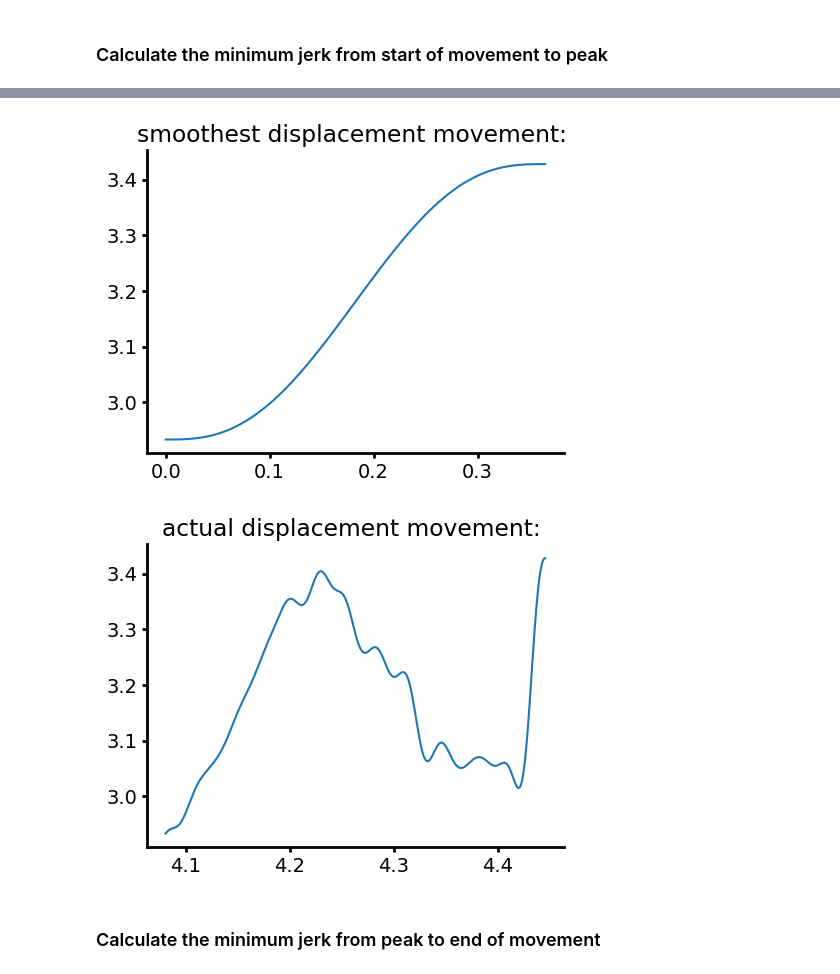
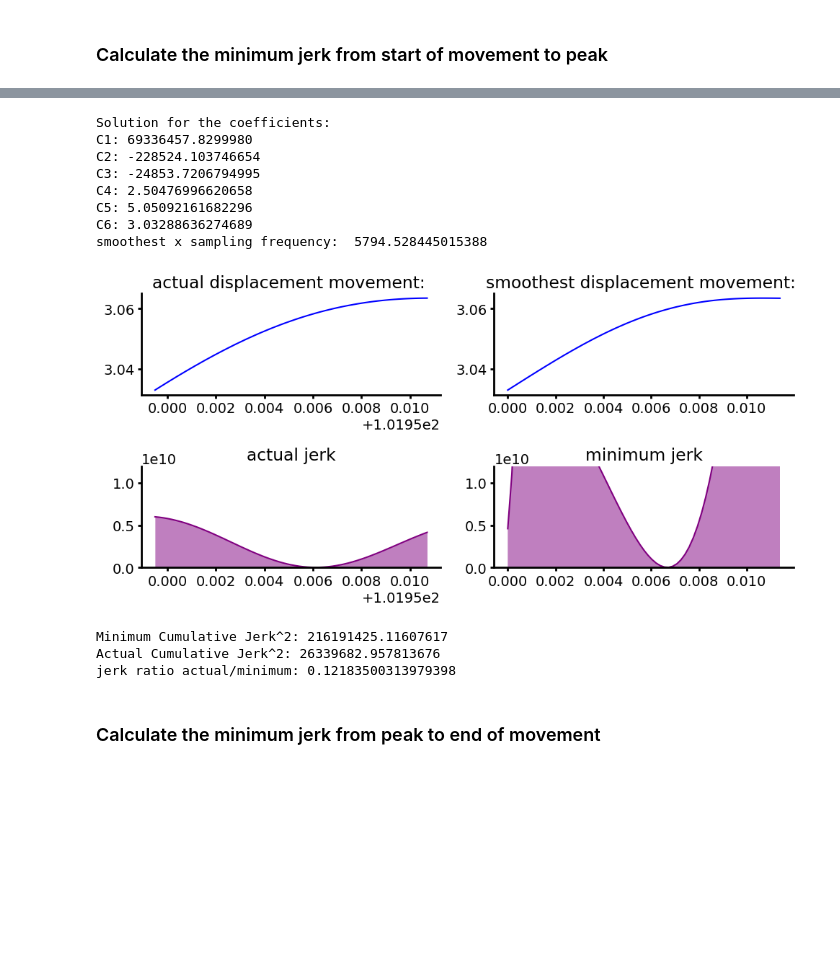
Before and after one commit to paulazoo/behavior, a Jupyter notebook: analysis/Jerk.ipynb, the cells around one changed output, grey strips where cells are left out. Drawn from its saved outputs; the diff is of its cells as text; code cells hidden in the pictures; blank space fills up the shorter version.

Commit message:
better jerks

```diff
--- a/analysis/Jerk.ipynb
+++ b/analysis/Jerk.ipynb
@@ -264,15 +102,60 @@ plt.show()
-# %%
-t_input = np.linspace(0, tf, 100)
-smoothest_x = smoothest_x_function(smoothest_x_coefficients, t_input)
-plt.plot(t_input, smoothest_x)
-plt.title("smoothest displacement movement: ")
-plt.show()
-
-plt.plot(sample_times[index_a:index_b], leverdata[index_a:index_b])
-plt.title("actual displacement movement: ")
-plt.show()
-# %% [output]
-[figure, removed]
-[figure, removed]
+# %%
+set_matplotlib_multiplot_settings()
+
+smoothest_x_coefficients = solve_x_coefficients(x_0, v_0, a_0, x_f, v_f, a_f, tf)
+t_input = np.linspace(0, tf, index_b - index_a)
+print("smoothest x sampling frequency: ", 1/ (np.median(np.diff(t_input))))
+
+plt.subplot(2,2,1)
+plt.plot(sample_times[index_a:index_b], leverdata[index_a:index_b], color='blue')
+plt.title("actual displacement movement: ")
+# plt.ylim([2.5, 3.5])
+
+plt.subplot(2,2,2)
+smoothest_x = smoothest_x_function(smoothest_x_coefficients, t_input)
+plt.plot(t_input, smoothest_x, color='blue')
+plt.title("smoothest displacement movement: ")
+# plt.ylim([2.5, 3.5])
+
+
+plt.subplot(2, 2, 3)
+jerk = np.load(output_folder+"jerk_trial"+str(trial_index)+".npy")
+sample_times = np.fromfile(PreprocessLeverData_folder+"sample_times_trial"+str(trial_index)+".bin", dtype=np.double)
+plt.plot(sample_times[index_a:index_b], jerk[index_a:index_b]**2, color='purple')
+plt.fill_between(sample_times[index_a:index_b], 0, jerk[index_a:index_b]**2, color='purple', alpha=0.5, linewidth=0.0)
+plt.ylim([0, max(jerk[index_a:index_b]**2)*2])
+actual_jerk_dx = np.median(np.diff(sample_times))
+actual_cumulative_jerk = np.trapz(jerk[index_a:index_b]**2, dx=actual_jerk_dx)
+plt.title("actual jerk")
+
+plt.subplot(2, 2, 4)
+minimum_jerk = minimum_jerk_function(smoothest_x, t_input)
+minimum_jerk = np.array(minimum_jerk, dtype=float)
+plt.plot(t_input, minimum_jerk**2, color='purple')
+plt.fill_between(t_input, 0, minimum_jerk**2, color='purple', alpha=0.5, zorder=2, linewidth=0.0)
+plt.ylim([0, max(jerk[index_a:index_b]**2)*2])
+minimum_jerk_dx = np.median(np.diff(t_input))
+minimum_cumulative_jerk = np.trapz(minimum_jerk**2, dx=minimum_jerk_dx)
+plt.title("minimum jerk")
+
+
+plt.show()
+
+print("Minimum Cumulative Jerk^2:", str(minimum_cumulative_jerk))
+print("Actual Cumulative Jerk^2:",str(actual_cumulative_jerk))
+print("jerk ratio actual/minimum:", actual_cumulative_jerk / minimum_cumulative_jerk)
+# %% [output]
+Solution for the coefficients:
+C1: 69336457.8299980
+C2: -228524.103746654
+C3: -24853.7206794995
+C4: 2.50476996620658
+C5: 5.05092161682296
+C6: 3.03288636274689
+smoothest x sampling frequency:  5794.528445015388
+[figure, added]
+Minimum Cumulative Jerk^2: 216191425.11607617
+Actual Cumulative Jerk^2: 26339682.957813676
+jerk ratio actual/minimum: 0.12183500313979398
 # %% [markdown]
 ### Calculate the minimum jerk from peak to end of movement
```
Also changed, not shown: parts of 9 cells of this notebook, 5 other files.
